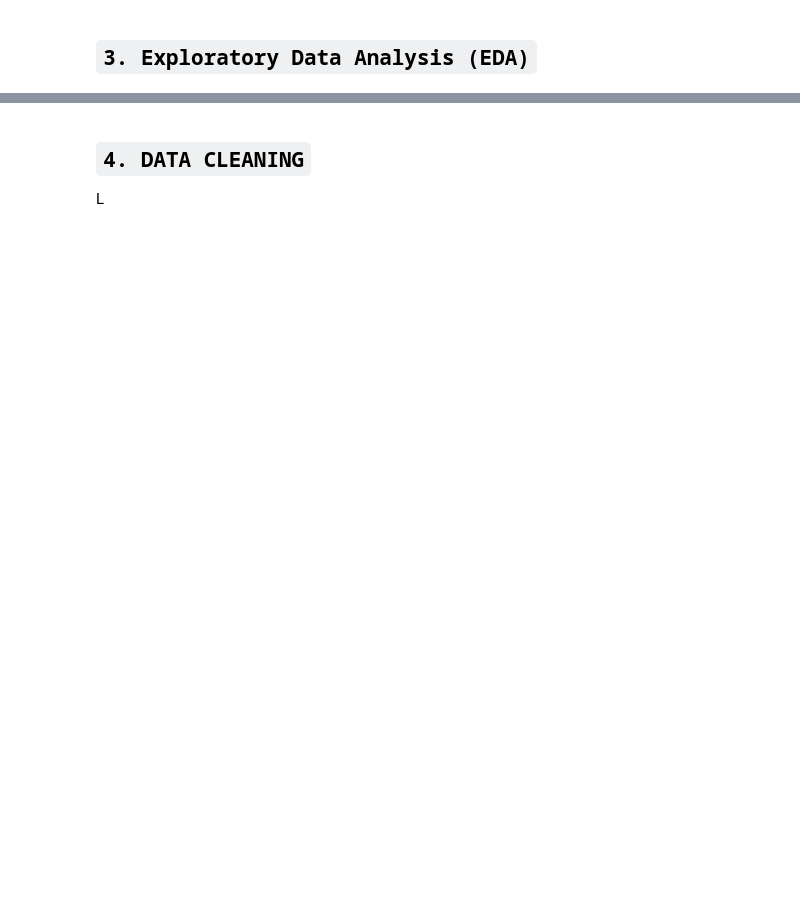
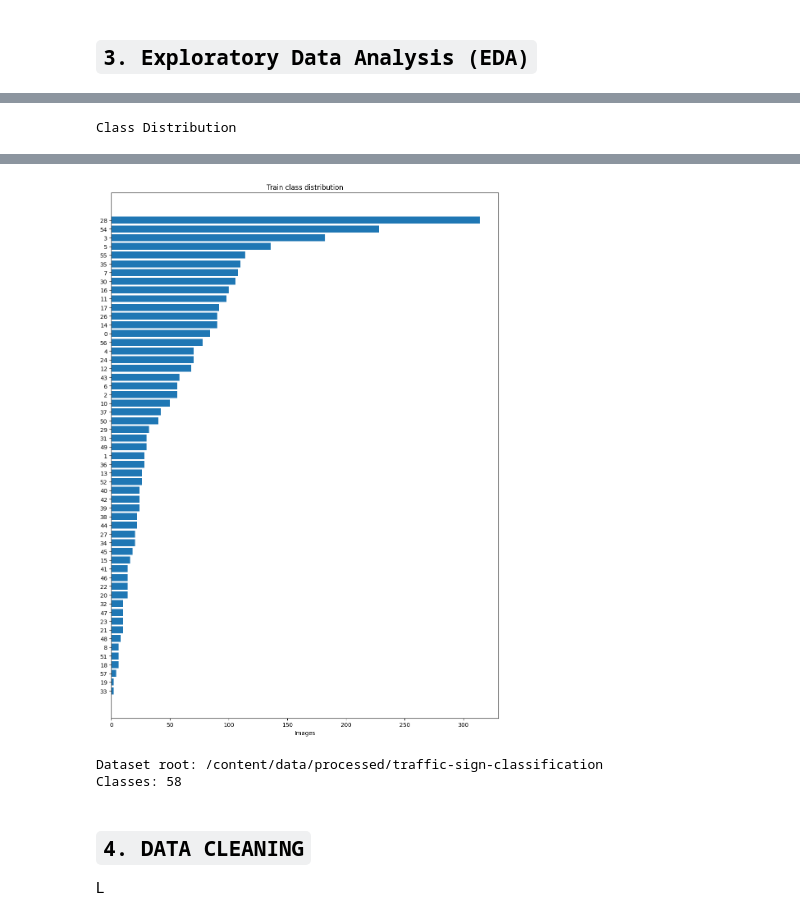
Before and after one commit to phamngocuyenhi-svg/AI_Trafic_Sign_, a Jupyter notebook: notebooks/vietnam_traffic_sign_detection_workflow.ipynb, the cells around one changed output, grey strips where cells are left out. Drawn from its saved outputs; the diff is of its cells as text; code cells hidden in the pictures; blank space fills up the shorter version.

```diff
--- a/notebooks/vietnam_traffic_sign_detection_workflow.ipynb
+++ b/notebooks/vietnam_traffic_sign_detection_workflow.ipynb
@@ -417,12 +540,60 @@ display_styled_table(
 # %%
-valid_labels_df = labels_df[labels_df.get("error").isna()] if "error" in labels_df.columns else labels_df.copy()
-class_counts = valid_labels_df.groupby(["class_id", "class_name"]).size().reset_index(name="objects").sort_values("objects", ascending=False)
-display_styled_table(class_counts, "Class Distribution", 60)
+DATASET_ROOT = Path(RUNTIME_DATA_ROOT if "RUNTIME_DATA_ROOT" in globals() else CLASSIFICATION_ROOT)
 
-plt.figure(figsize=(10, max(8, len(class_counts) * 0.25)))
-plot_df = class_counts.sort_values("objects")
-plt.barh(plot_df["class_name"], plot_df["objects"])
-plt.title("Class distribution")
-plt.xlabel("Objects")
+class_names = sorted({
+    class_dir.name
+    for split in ["train", "val", "test"]
+    for class_dir in (DATASET_ROOT / split).iterdir()
+    if (DATASET_ROOT / split).exists() and class_dir.is_dir()
+})
+
+name_to_id = {name: i for i, name in enumerate(class_names)}
+names = {i: name for name, i in name_to_id.items()}
+
+records = []
+
+for split in ["train", "val", "test"]:
+    split_dir = DATASET_ROOT / split
+
+    if not split_dir.exists():
+        continue
+
+    for class_dir in sorted([p for p in split_dir.iterdir() if p.is_dir()]):
+        class_name = class_dir.name
+        class_id = name_to_id[class_name]
+
+        for image_path in sorted(class_dir.iterdir()):
+            if image_path.is_file() and image_path.suffix.lower() in IMAGE_EXTENSIONS:
+                records.append({
+                    "split": split,
+                    "image_path": image_path,
+                    "class_id": class_id,
+                    "class_name": class_name,
+                })
+
+labels_df = pd.DataFrame(records)
+images_df = labels_df.copy()
+
+class_counts = (
+    labels_df
+    .groupby(["split", "class_id", "class_name"])
+    .size()
+    .reset_index(name="images")
+    .sort_values(["split", "images"], ascending=[True, False])
+)
+
+display_styled_table(class_counts, "Class Distribution", 120)
+
+train_counts = class_counts[class_counts["split"] == "train"].sort_values("images")
+
+plt.figure(figsize=(10, max(8, len(train_counts) * 0.25)))
+plt.barh(train_counts["class_name"], train_counts["images"])
+plt.title("Train class distribution")
+plt.xlabel("Images")
 plt.tight_layout()
 plt.show()
+
+print("Dataset root:", DATASET_ROOT)
+print("Classes:", len(names))
+# %% [output]
+Class Distribution
@@ -429,3 +617,6 @@ plt.show()
+[figure, added]
+Dataset root: /content/data/processed/traffic-sign-classification
+Classes: 58
 # %% [markdown]
 ## **`4. DATA CLEANING`**
 
```
Also changed, not shown: parts of 8 cells of this notebook.
